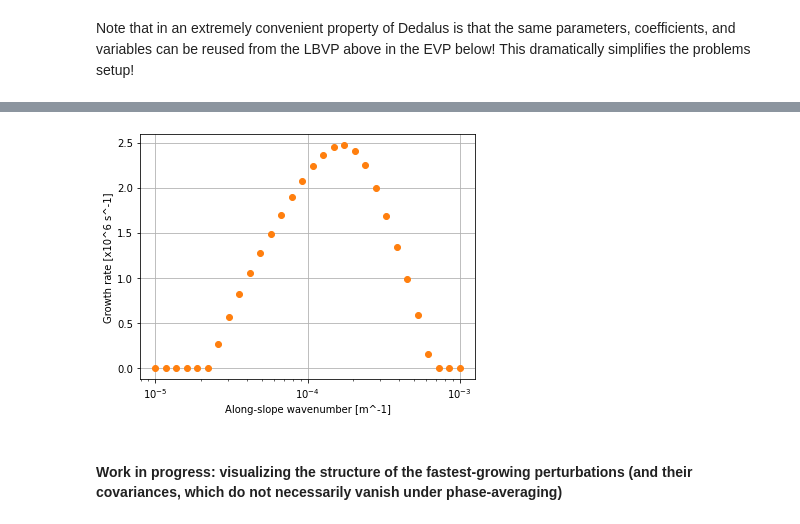
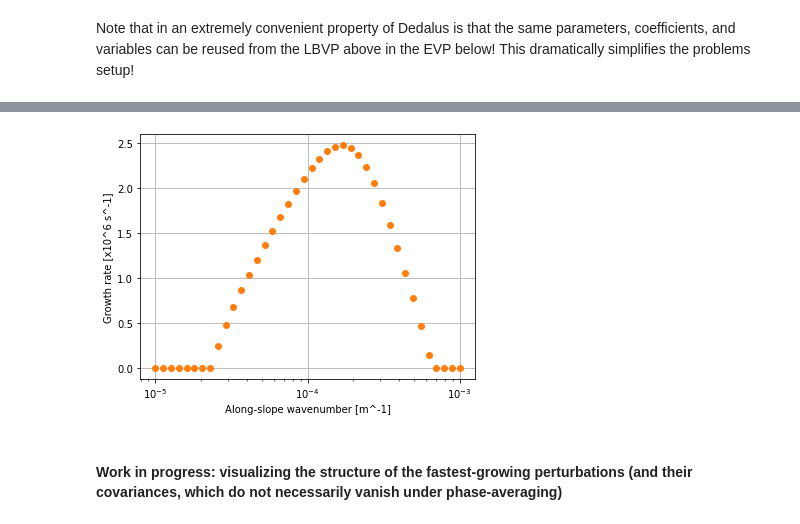
Before and after one commit to hdrake/bmli-linear, a Jupyter notebook: examples/evp_replicate_Wenegrat2018_growth_rates.ipynb, the cells around one changed output, grey strips where cells are left out. Cells and saved outputs as stored; diff of their text form; code cells hidden in the pictures.

```diff
--- a/examples/evp_replicate_Wenegrat2018_growth_rates.ipynb
+++ b/examples/evp_replicate_Wenegrat2018_growth_rates.ipynb
@@ -166,7 +166,7 @@ Note that in an extremely convenient property of Dedalus is that the same parame
 # %%
 plt.figure(figsize=(6, 4.5))
 
-Ls = 10. **np.linspace(-5, -3, 30)
+Ls = 10. **np.linspace(-5, -3, 40)
 for L in Ls:
     l=2*np.pi*L
     k=0
@@ -288,4 +288,4 @@ for L in Ls:
-[figure, old version]
+[figure, new version]
 # %% [markdown]
 #### Work in progress: visualizing the structure of the fastest-growing perturbations (and their covariances, which do not necessarily vanish under phase-averaging)
 # %%
```
Also changed, not shown: parts of 9 cells of this notebook.
